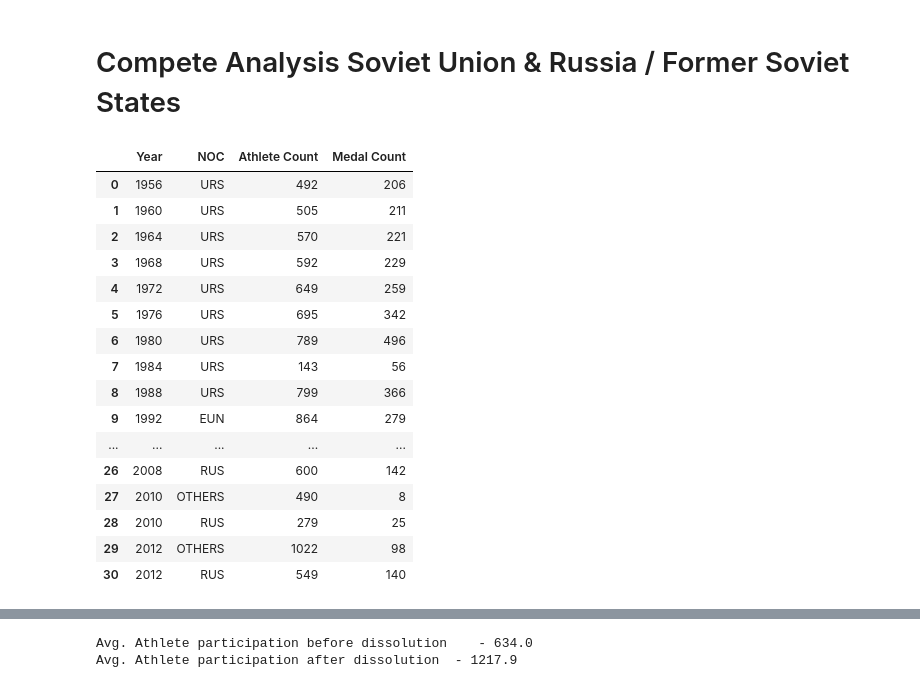
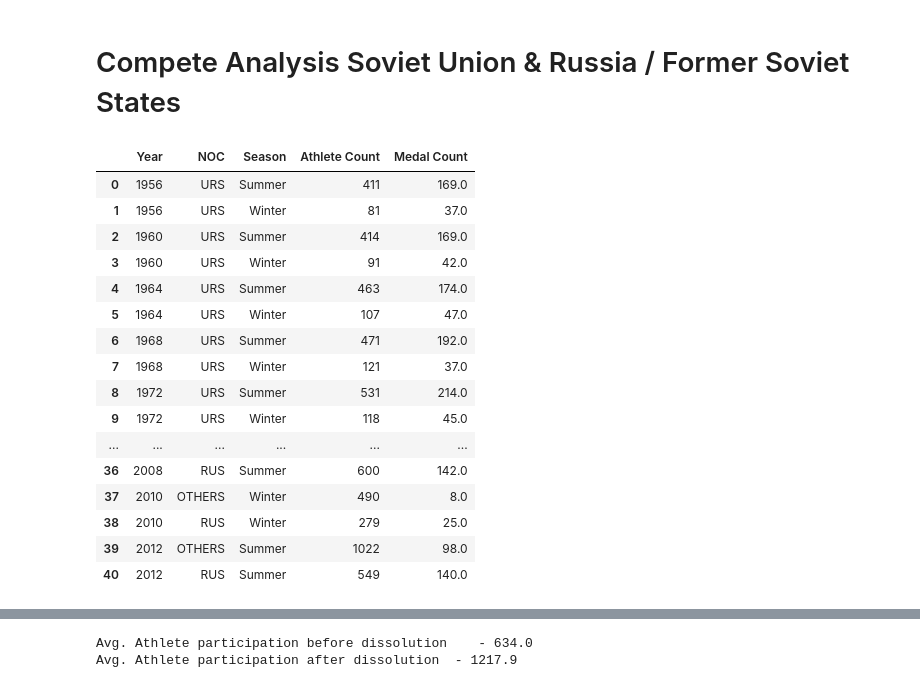
Before and after one commit to ratikachauhan/dathletes-project-1, a Jupyter notebook: ratika_analysis/Olympic Games Analysis - Ratika Complete Analysis .ipynb, the cells around one changed output, grey strips where cells are left out. Cells and saved outputs as stored; diff of their text form; code cells hidden in the pictures.

```diff
--- a/ratika_analysis/Olympic Games Analysis - Ratika Complete Analysis .ipynb
+++ b/ratika_analysis/Olympic Games Analysis - Ratika Complete Analysis .ipynb
@@ -122,29 +122,29 @@ complete_subset_df = complete_subset_df.replace(other_counties_list, "OTHERS")
 medal_complete_subset_df = complete_subset_df .loc[(complete_subset_df ['Medal'] != 'No Medal')]
 # %%
 #athlete count --- BY NOC
-athlete_count_cdf = complete_subset_df.groupby(['Year','NOC'])['ID'].count()
-medal_count_cdf = medal_complete_subset_df.groupby(['Year','NOC'])['Medal'].count()
+athlete_count_cdf = complete_subset_df.groupby(['Year','NOC','Season'])['ID'].count()
+medal_count_cdf = medal_complete_subset_df.groupby(['Year','NOC','Season'])['Medal'].count()
 summary_cdf = pd.DataFrame({'Athlete Count' : athlete_count_cdf ,
                                'Medal Count' :medal_count_cdf})
 summary_cdf.reset_index()
 # %% [output]
-|  | Year | NOC | Athlete Count | Medal Count |
-| 0 | 1956 | URS | 492 | 206 |
-| 1 | 1960 | URS | 505 | 211 |
-| 2 | 1964 | URS | 570 | 221 |
-| 3 | 1968 | URS | 592 | 229 |
-| 4 | 1972 | URS | 649 | 259 |
-| 5 | 1976 | URS | 695 | 342 |
-| 6 | 1980 | URS | 789 | 496 |
-| 7 | 1984 | URS | 143 | 56 |
-| 8 | 1988 | URS | 799 | 366 |
-| 9 | 1992 | EUN | 864 | 279 |
-| ... | ... | ... | ... | ... |
-| 26 | 2008 | RUS | 600 | 142 |
-| 27 | 2010 | OTHERS | 490 | 8 |
-| 28 | 2010 | RUS | 279 | 25 |
-| 29 | 2012 | OTHERS | 1022 | 98 |
-| 30 | 2012 | RUS | 549 | 140 |
+|  | Year | NOC | Season | Athlete Count | Medal Count |
+| 0 | 1956 | URS | Summer | 411 | 169.0 |
+| 1 | 1956 | URS | Winter | 81 | 37.0 |
+| 2 | 1960 | URS | Summer | 414 | 169.0 |
+| 3 | 1960 | URS | Winter | 91 | 42.0 |
+| 4 | 1964 | URS | Summer | 463 | 174.0 |
+| 5 | 1964 | URS | Winter | 107 | 47.0 |
+| 6 | 1968 | URS | Summer | 471 | 192.0 |
+| 7 | 1968 | URS | Winter | 121 | 37.0 |
+| 8 | 1972 | URS | Summer | 531 | 214.0 |
+| 9 | 1972 | URS | Winter | 118 | 45.0 |
+| ... | ... | ... | ... | ... | ... |
+| 36 | 2008 | RUS | Summer | 600 | 142.0 |
+| 37 | 2010 | OTHERS | Winter | 490 | 8.0 |
+| 38 | 2010 | RUS | Winter | 279 | 25.0 |
+| 39 | 2012 | OTHERS | Summer | 1022 | 98.0 |
+| 40 | 2012 | RUS | Summer | 549 | 140.0 |
 # %%
 
 athlete_count_cdf = complete_subset_df.groupby(['Year'])['ID'].count()
```
Also changed, not shown: parts of 15 cells of this notebook, 10 other files.
